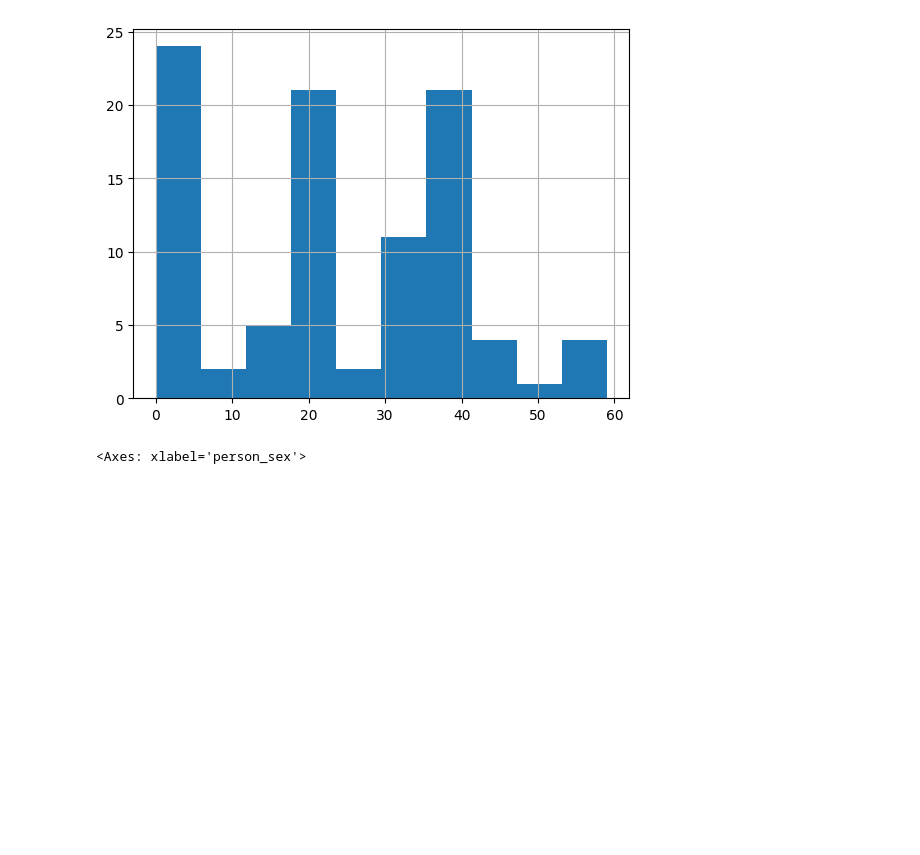
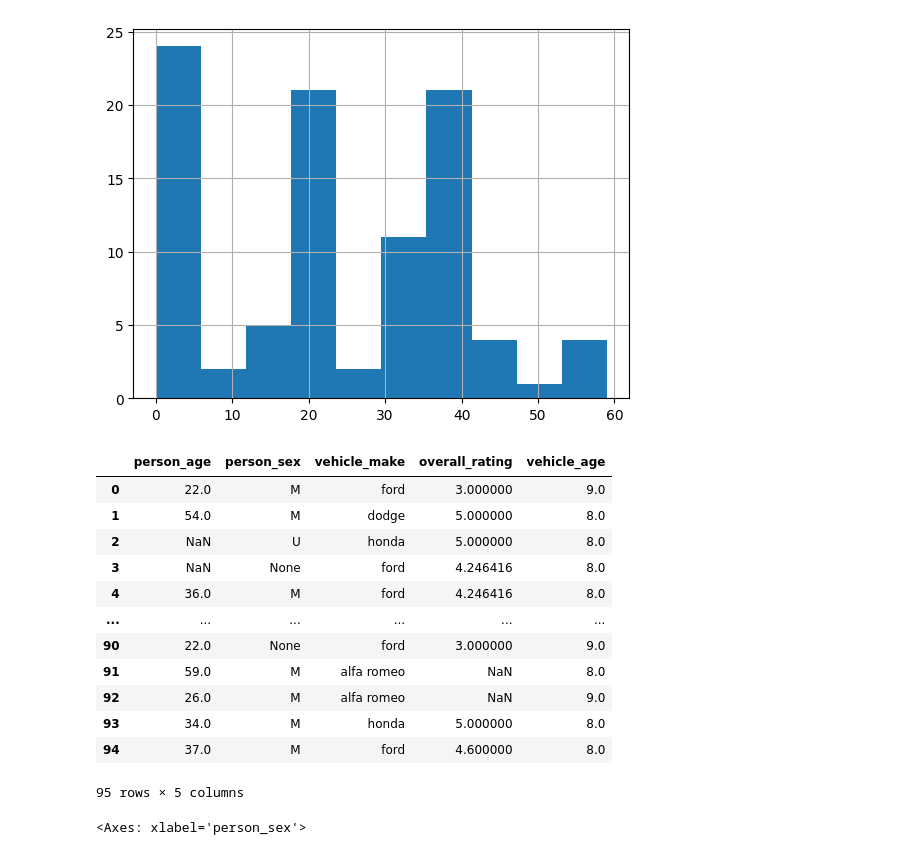
Before and after one commit to IFibla/adsdb-project, a Jupyter notebook: notebooks/part2/feature_engineering/vehicle.ipynb, the cells around one changed output. Cells and saved outputs as stored; diff of their text form; code cells hidden in the pictures; blank space fills up the shorter version.

```diff
--- a/notebooks/part2/feature_engineering/vehicle.ipynb
+++ b/notebooks/part2/feature_engineering/vehicle.ipynb
@@ -80,6 +82,22 @@ df['person_age'].hist()
 import numpy as np
 
 df['person_age'] = df['person_age'].replace(0, np.nan)
+# %%
+df
+# %% [output]
+|  | person_age | person_sex | vehicle_make | overall_rating | vehicle_age |
+| 0 | 22.0 | M | ford | 3.000000 | 9.0 |
+| 1 | 54.0 | M | dodge | 5.000000 | 8.0 |
+| 2 | NaN | U | honda | 5.000000 | 8.0 |
+| 3 | NaN | None | ford | 4.246416 | 8.0 |
+| 4 | 36.0 | M | ford | 4.246416 | 8.0 |
+| ... | ... | ... | ... | ... | ... |
+| 90 | 22.0 | None | ford | 3.000000 | 9.0 |
+| 91 | 59.0 | M | alfa romeo | NaN | 8.0 |
+| 92 | 26.0 | M | alfa romeo | NaN | 9.0 |
+| 93 | 34.0 | M | honda | 5.000000 | 8.0 |
+| 94 | 37.0 | M | ford | 4.600000 | 8.0 |
+95 rows × 5 columns
 # %%
 ### Sex Column
 # %%
```
Also changed, not shown: parts of 28 cells of this notebook, 3 other files.
